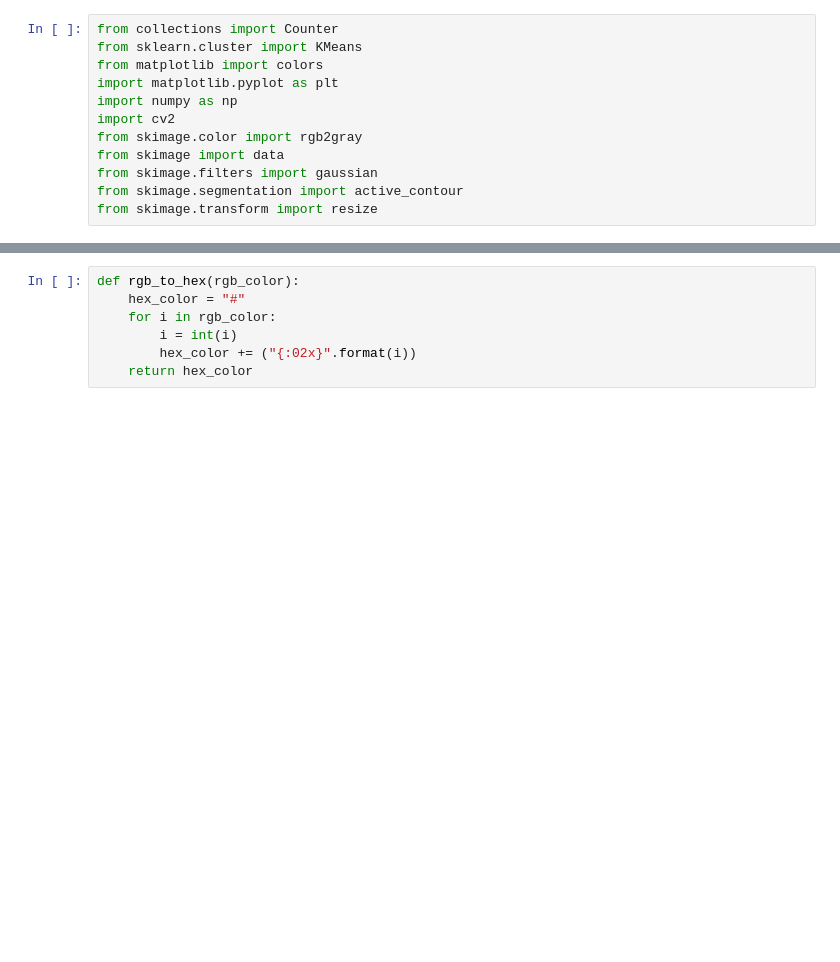
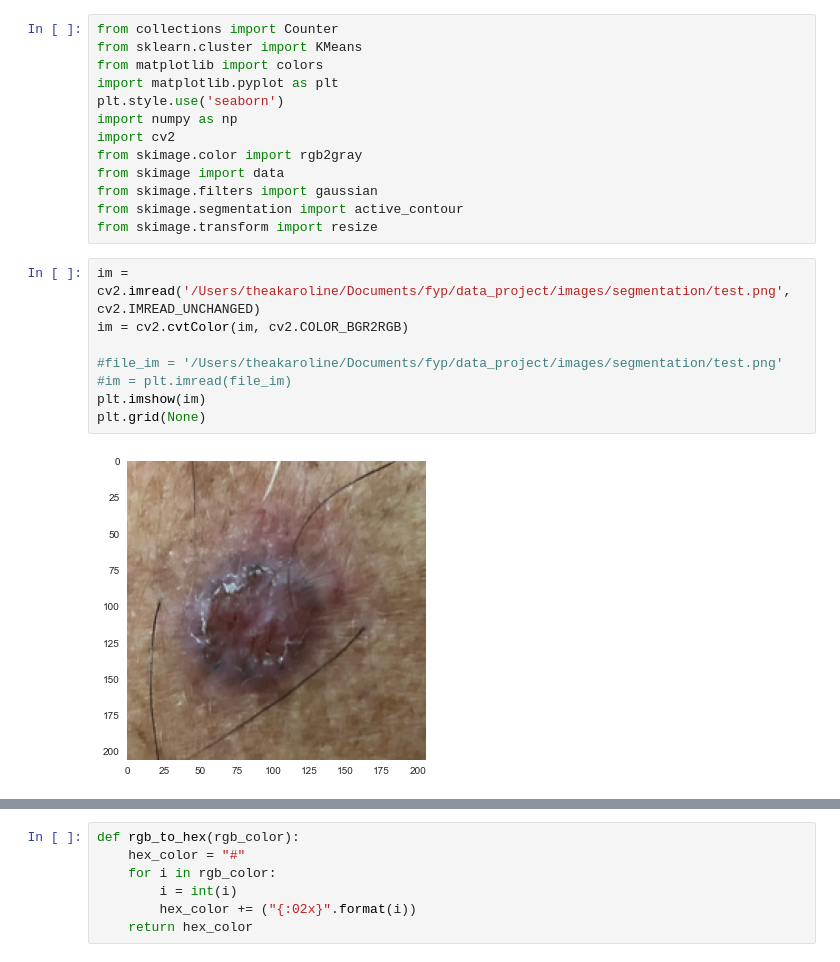
Before and after one commit to aminemine31/cherry2, a Jupyter notebook: color_picker.ipynb, the cells around one changed output, grey strips where cells are left out. Saved outputs shown, nothing was run; the diff lists cells and outputs as text; blank space fills up the shorter version.

```diff
--- a/color_picker.ipynb
+++ b/color_picker.ipynb
@@ -3,6 +3,7 @@ from collections import Counter
 from sklearn.cluster import KMeans
 from matplotlib import colors
 import matplotlib.pyplot as plt
+plt.style.use('seaborn')
 import numpy as np
 import cv2
 from skimage.color import rgb2gray
@@ -10,3 +11,13 @@ from skimage import data
 from skimage.filters import gaussian
 from skimage.segmentation import active_contour
 from skimage.transform import resize
+# %%
+im = cv2.imread('/Users/theakaroline/Documents/fyp/data_project/images/segmentation/test.png', cv2.IMREAD_UNCHANGED)
+im = cv2.cvtColor(im, cv2.COLOR_BGR2RGB)
+
+#file_im = '/Users/theakaroline/Documents/fyp/data_project/images/segmentation/test.png'
+#im = plt.imread(file_im)
+plt.imshow(im)
+plt.grid(None)
+# %% [output]
+[figure, added]
```
Also changed, not shown: parts of 17 cells of this notebook.
